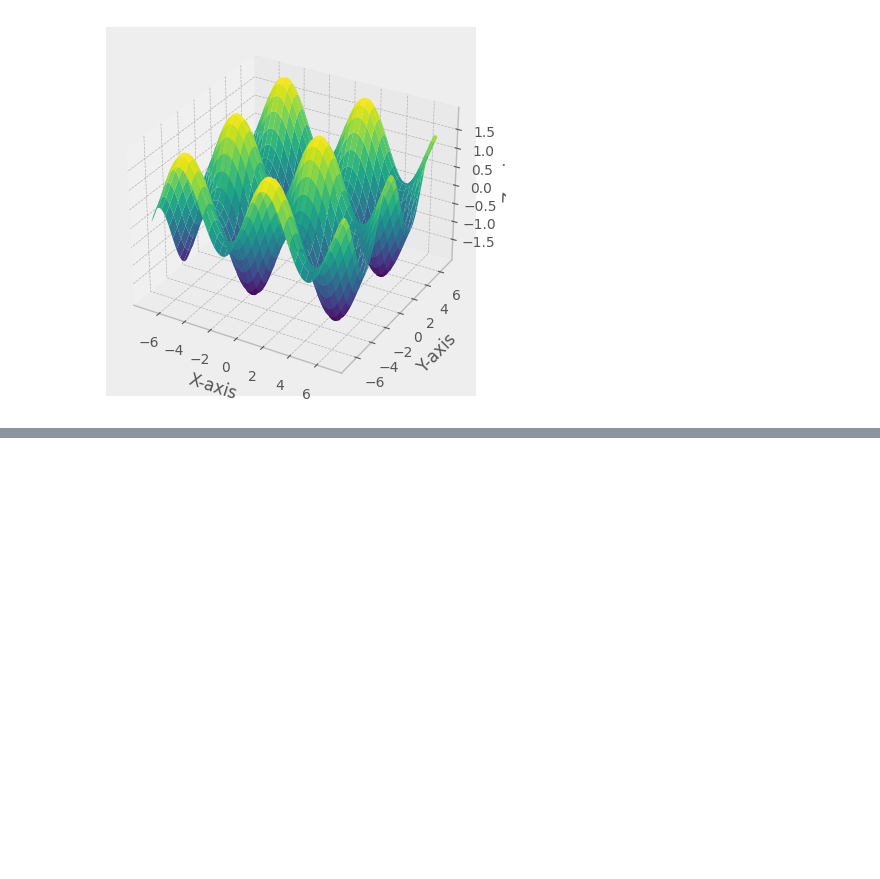
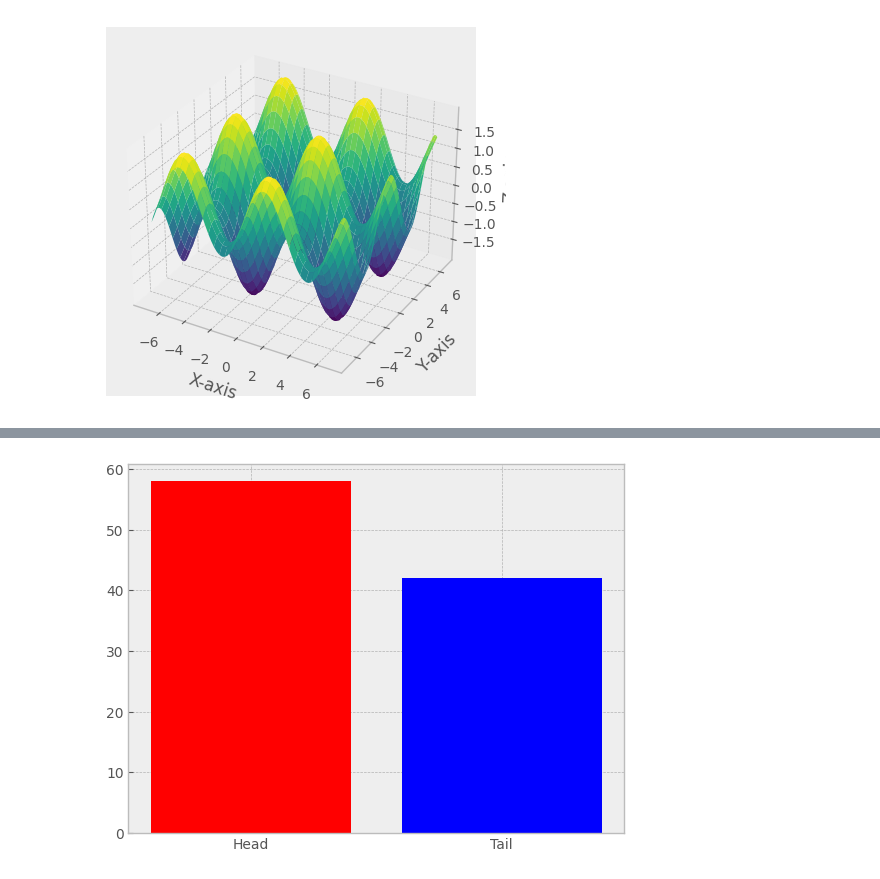
Before and after one commit to AlkaAttri/Data-Visualization, a Jupyter notebook: Matplotlib_charts_tutorial/Matplotlib_tutorial.ipynb, the cells around one changed output, grey strips where cells are left out. Cells and saved outputs as stored; diff of their text form; code cells hidden in the pictures; blank space fills up the shorter version.

```diff
--- a/Matplotlib_charts_tutorial/Matplotlib_tutorial.ipynb
+++ b/Matplotlib_charts_tutorial/Matplotlib_tutorial.ipynb
@@ -399,0 +437,22 @@ Text(0.5, 0, 'Z-axis')
+# %%
+# Bar chart with animation -part-2
+import random
+from IPython.display import clear_output
+
+# Initialize counts for heads and tails
+head_tails = [0, 0]
+# Loop to update the chart dynamically
+for _ in range(100):# You can increase this number to simulate more flips
+    # Increment heads or tails randomly
+    head_tails[random.randint(0, 1)] += 1
+    # Clear the previous plot
+    clear_output(wait=True)
+    # Create a new bar chart
+    plt.bar(['Head', 'Tail'],head_tails,color=['red','blue'])
+
+     # Redraw the chart with a short pause to create the animation effect
+    plt.pause(0.001)
+
+plt.show()
+# %% [output]
+[figure, added]
```
Also changed, not shown: parts of 23 cells of this notebook.
